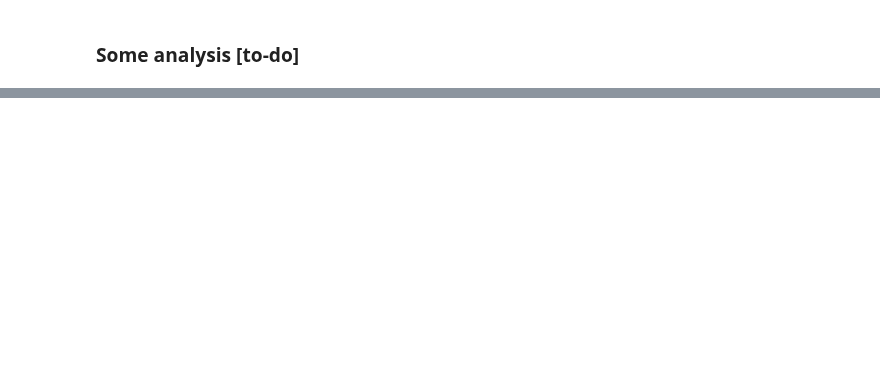
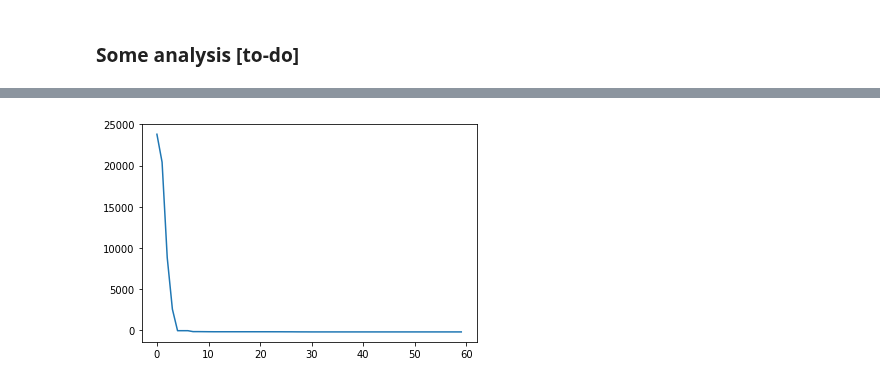
Before and after one commit to ratnania/mlhiphy, a Jupyter notebook: heat_eqn_numerical_gp.ipynb, the cells around one changed output, grey strips where cells are left out. Cells and saved outputs as stored; diff of their text form; code cells hidden in the pictures; blank space fills up the shorter version.

```diff
--- a/heat_eqn_numerical_gp.ipynb
+++ b/heat_eqn_numerical_gp.ipynb
@@ -152,0 +208,8 @@ Predicted values of $\alpha$ against time steps.
+# %%
+fn_values_convergence = []
+def callback_fn(params):
+    global fn_values_convergence
+    fn_values_convergence.append(nlml_wp(params))
+
+
+minimize(nlml_wp, np.random.rand(2), method="Nelder-Mead", callback=callback_fn)
@@ -152,0 +227,5 @@ Predicted values of $\alpha$ against time steps.
+# %%
+plt.plot(fn_values_convergence)
+plt.show()
+# %% [output]
+[figure, added]
```
Also changed, not shown: parts of 22 cells of this notebook.
